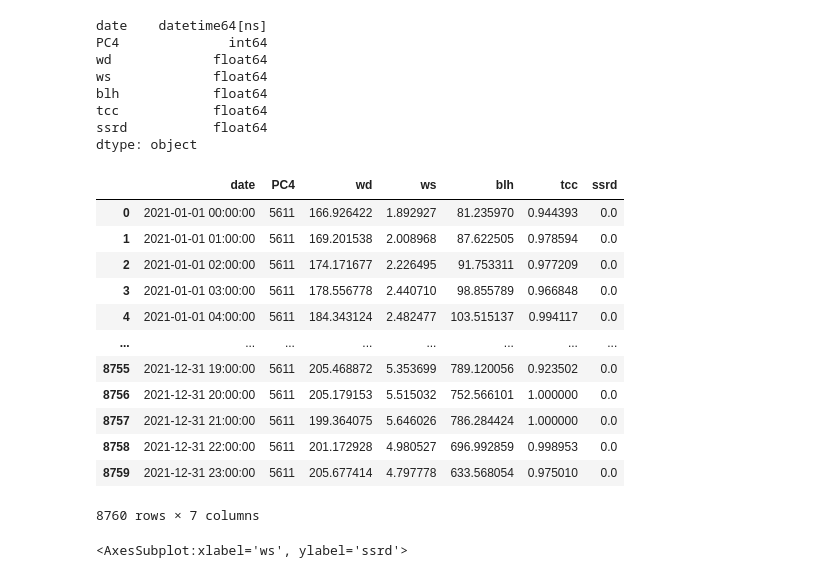
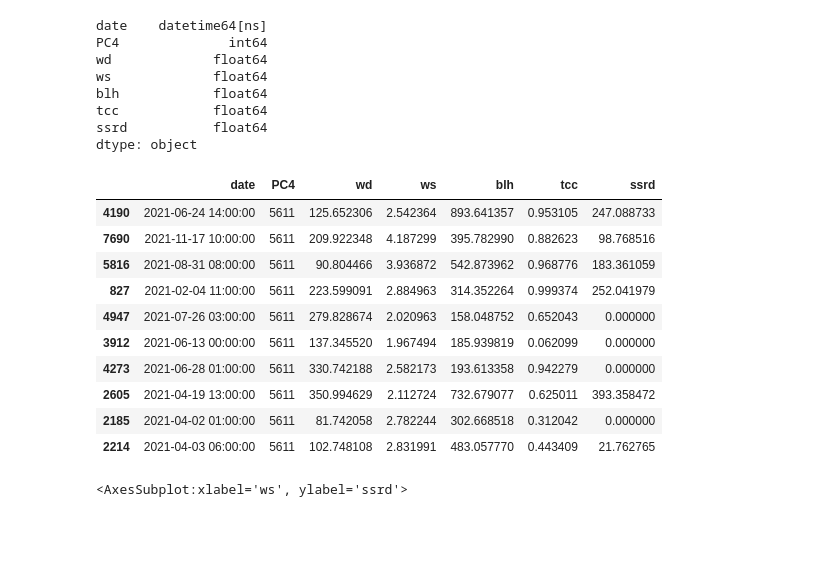
Before and after one commit to rawan-a-d/Air-Quality-Prediction, a Jupyter notebook: notebook.ipynb, the cells around one changed output. Cells and saved outputs as stored; diff of their text form; code cells hidden in the pictures; blank space fills up the shorter version.

```diff
--- a/notebook.ipynb
+++ b/notebook.ipynb
@@ -121,20 +116,18 @@ tcc            float64
 ssrd           float64
 dtype: object
 # %%
-pc_5611 = df_meteo[df_meteo['PC4'] == 5611]
-pc_5611
+postalcode = df_meteo[df_meteo['PC4'] == 5611]
+postalcode.sample(10)
 # %% [output]
 |  | date | PC4 | wd | ws | blh | tcc | ssrd |
-| 0 | 2021-01-01 00:00:00 | 5611 | 166.926422 | 1.892927 | 81.235970 | 0.944393 | 0.0 |
-| 1 | 2021-01-01 01:00:00 | 5611 | 169.201538 | 2.008968 | 87.622505 | 0.978594 | 0.0 |
-| 2 | 2021-01-01 02:00:00 | 5611 | 174.171677 | 2.226495 | 91.753311 | 0.977209 | 0.0 |
-| 3 | 2021-01-01 03:00:00 | 5611 | 178.556778 | 2.440710 | 98.855789 | 0.966848 | 0.0 |
-| 4 | 2021-01-01 04:00:00 | 5611 | 184.343124 | 2.482477 | 103.515137 | 0.994117 | 0.0 |
-| ... | ... | ... | ... | ... | ... | ... | ... |
-| 8755 | 2021-12-31 19:00:00 | 5611 | 205.468872 | 5.353699 | 789.120056 | 0.923502 | 0.0 |
-| 8756 | 2021-12-31 20:00:00 | 5611 | 205.179153 | 5.515032 | 752.566101 | 1.000000 | 0.0 |
-| 8757 | 2021-12-31 21:00:00 | 5611 | 199.364075 | 5.646026 | 786.284424 | 1.000000 | 0.0 |
-| 8758 | 2021-12-31 22:00:00 | 5611 | 201.172928 | 4.980527 | 696.992859 | 0.998953 | 0.0 |
-| 8759 | 2021-12-31 23:00:00 | 5611 | 205.677414 | 4.797778 | 633.568054 | 0.975010 | 0.0 |
+| 4190 | 2021-06-24 14:00:00 | 5611 | 125.652306 | 2.542364 | 893.641357 | 0.953105 | 247.088733 |
+| 7690 | 2021-11-17 10:00:00 | 5611 | 209.922348 | 4.187299 | 395.782990 | 0.882623 | 98.768516 |
+| 5816 | 2021-08-31 08:00:00 | 5611 | 90.804466 | 3.936872 | 542.873962 | 0.968776 | 183.361059 |
+| 827 | 2021-02-04 11:00:00 | 5611 | 223.599091 | 2.884963 | 314.352264 | 0.999374 | 252.041979 |
+| 4947 | 2021-07-26 03:00:00 | 5611 | 279.828674 | 2.020963 | 158.048752 | 0.652043 | 0.000000 |
+| 3912 | 2021-06-13 00:00:00 | 5611 | 137.345520 | 1.967494 | 185.939819 | 0.062099 | 0.000000 |
+| 4273 | 2021-06-28 01:00:00 | 5611 | 330.742188 | 2.582173 | 193.613358 | 0.942279 | 0.000000 |
+| 2605 | 2021-04-19 13:00:00 | 5611 | 350.994629 | 2.112724 | 732.679077 | 0.625011 | 393.358472 |
+| 2185 | 2021-04-02 01:00:00 | 5611 | 81.742058 | 2.782244 | 302.668518 | 0.312042 | 0.000000 |
+| 2214 | 2021-04-03 06:00:00 | 5611 | 102.748108 | 2.831991 | 483.057770 | 0.443409 | 21.762765 |
-8760 rows × 7 columns
 # %%
```
Also changed, not shown: parts of 6 cells of this notebook.
